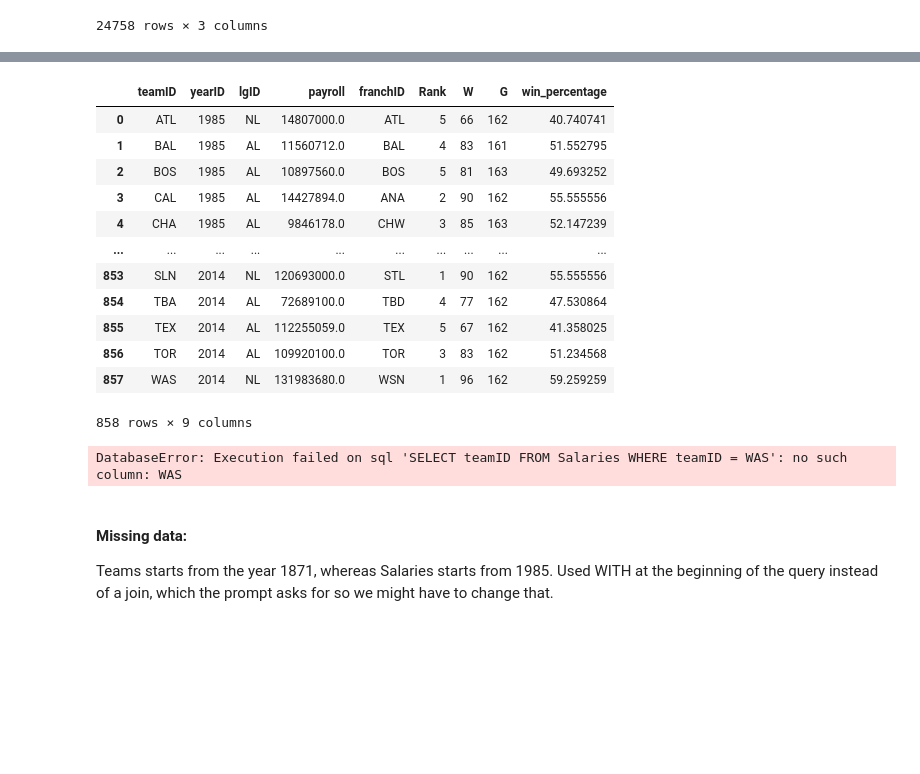
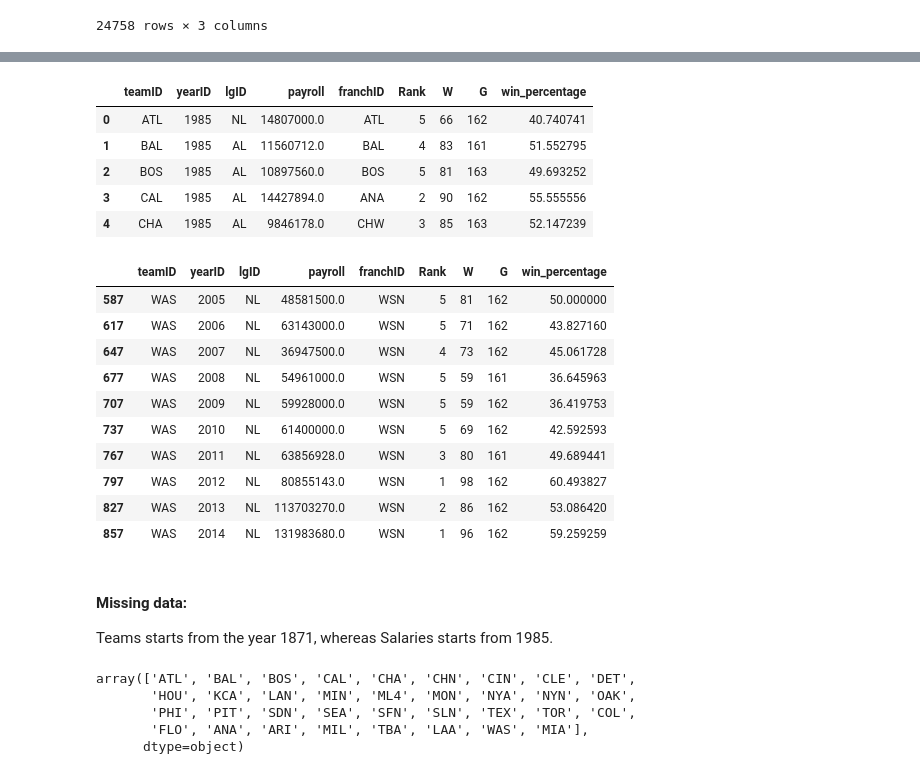
Before and after one commit to NickOuellet/Moneyball, a Jupyter notebook: Project 2 Moneyball.ipynb, the cells around one changed output, grey strips where cells are left out. Drawn from its saved outputs; the diff is of its cells as text; code cells hidden in the pictures; blank space fills up the shorter version.

```diff
--- a/Project 2 Moneyball.ipynb
+++ b/Project 2 Moneyball.ipynb
@@ -83,23 +71,9 @@ relation
 # %%
-relation
+relation.head()
 # %% [output]
 |  | teamID | yearID | lgID | payroll | franchID | Rank | W | G | win_percentage |
 | 0 | ATL | 1985 | NL | 14807000.0 | ATL | 5 | 66 | 162 | 40.740741 |
 | 1 | BAL | 1985 | AL | 11560712.0 | BAL | 4 | 83 | 161 | 51.552795 |
 | 2 | BOS | 1985 | AL | 10897560.0 | BOS | 5 | 81 | 163 | 49.693252 |
 | 3 | CAL | 1985 | AL | 14427894.0 | ANA | 2 | 90 | 162 | 55.555556 |
 | 4 | CHA | 1985 | AL | 9846178.0 | CHW | 3 | 85 | 163 | 52.147239 |
-| ... | ... | ... | ... | ... | ... | ... | ... | ... | ... |
-| 853 | SLN | 2014 | NL | 120693000.0 | STL | 1 | 90 | 162 | 55.555556 |
-| 854 | TBA | 2014 | AL | 72689100.0 | TBD | 4 | 77 | 162 | 47.530864 |
-| 855 | TEX | 2014 | AL | 112255059.0 | TEX | 5 | 67 | 162 | 41.358025 |
-| 856 | TOR | 2014 | AL | 109920100.0 | TOR | 3 | 83 | 162 | 51.234568 |
-| 857 | WAS | 2014 | NL | 131983680.0 | WSN | 1 | 96 | 162 | 59.259259 |
-858 rows × 9 columns
-# %%
-team_query = "SELECT teamID FROM Salaries WHERE teamID = WAS"
-
-one_team = pandas.read_sql(team_query, conn)
-one_team
-# %% [output]
-DatabaseError: Execution failed on sql 'SELECT teamID FROM Salaries WHERE teamID = WAS': no such column: WAS
@@ -128,3 +80,25 @@ relationdos
+# %%
+relation[relation.teamID == 'WAS']
+# %% [output]
+|  | teamID | yearID | lgID | payroll | franchID | Rank | W | G | win_percentage |
+| 587 | WAS | 2005 | NL | 48581500.0 | WSN | 5 | 81 | 162 | 50.000000 |
+| 617 | WAS | 2006 | NL | 63143000.0 | WSN | 5 | 71 | 162 | 43.827160 |
+| 647 | WAS | 2007 | NL | 36947500.0 | WSN | 4 | 73 | 162 | 45.061728 |
+| 677 | WAS | 2008 | NL | 54961000.0 | WSN | 5 | 59 | 161 | 36.645963 |
+| 707 | WAS | 2009 | NL | 59928000.0 | WSN | 5 | 59 | 162 | 36.419753 |
+| 737 | WAS | 2010 | NL | 61400000.0 | WSN | 5 | 69 | 162 | 42.592593 |
+| 767 | WAS | 2011 | NL | 63856928.0 | WSN | 3 | 80 | 161 | 49.689441 |
+| 797 | WAS | 2012 | NL | 80855143.0 | WSN | 1 | 98 | 162 | 60.493827 |
+| 827 | WAS | 2013 | NL | 113703270.0 | WSN | 2 | 86 | 162 | 53.086420 |
+| 857 | WAS | 2014 | NL | 131983680.0 | WSN | 1 | 96 | 162 | 59.259259 |
 # %% [markdown]
 #### Missing data:
-Teams starts from the year 1871, whereas Salaries starts from 1985. Used WITH at the beginning of the query instead of a join, which the prompt asks for so we might have to change that.
+Teams starts from the year 1871, whereas Salaries starts from 1985.
+# %%
+relation['teamID'].unique()
+# %% [output]
+array(['ATL', 'BAL', 'BOS', 'CAL', 'CHA', 'CHN', 'CIN', 'CLE', 'DET',
+       'HOU', 'KCA', 'LAN', 'MIN', 'ML4', 'MON', 'NYA', 'NYN', 'OAK',
+       'PHI', 'PIT', 'SDN', 'SEA', 'SFN', 'SLN', 'TEX', 'TOR', 'COL',
+       'FLO', 'ANA', 'ARI', 'MIL', 'TBA', 'LAA', 'WAS', 'MIA'],
+      dtype=object)
```
Also changed, not shown: parts of 16 cells of this notebook.
